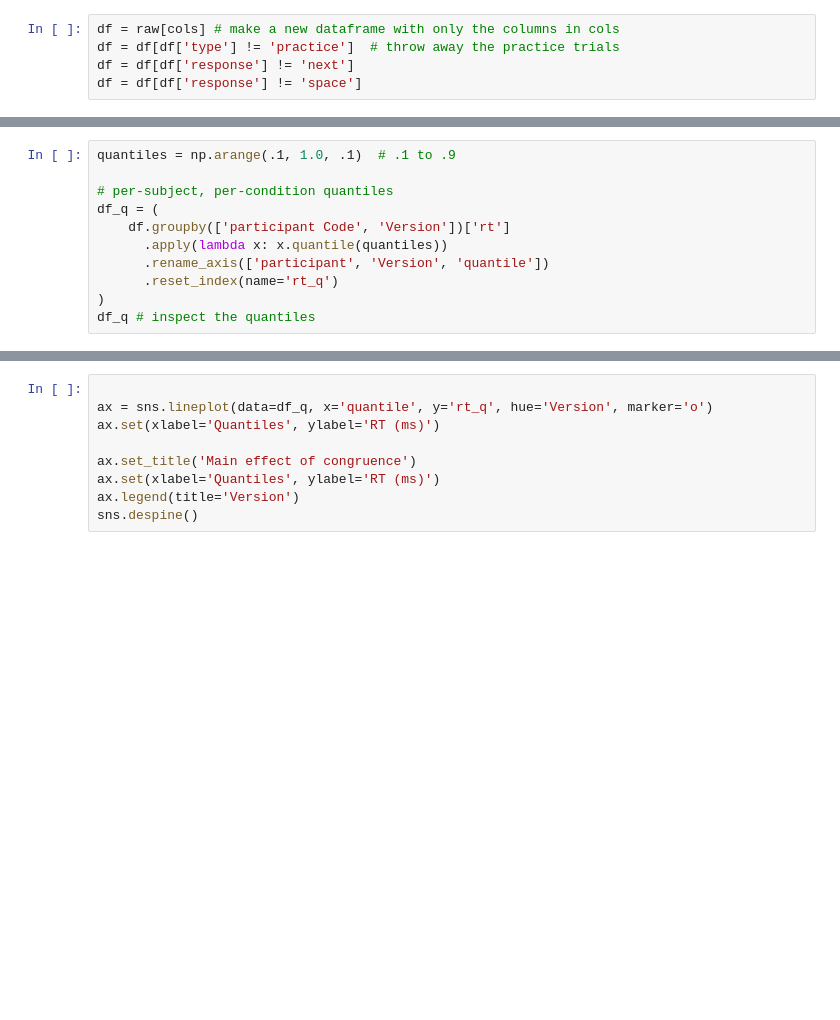
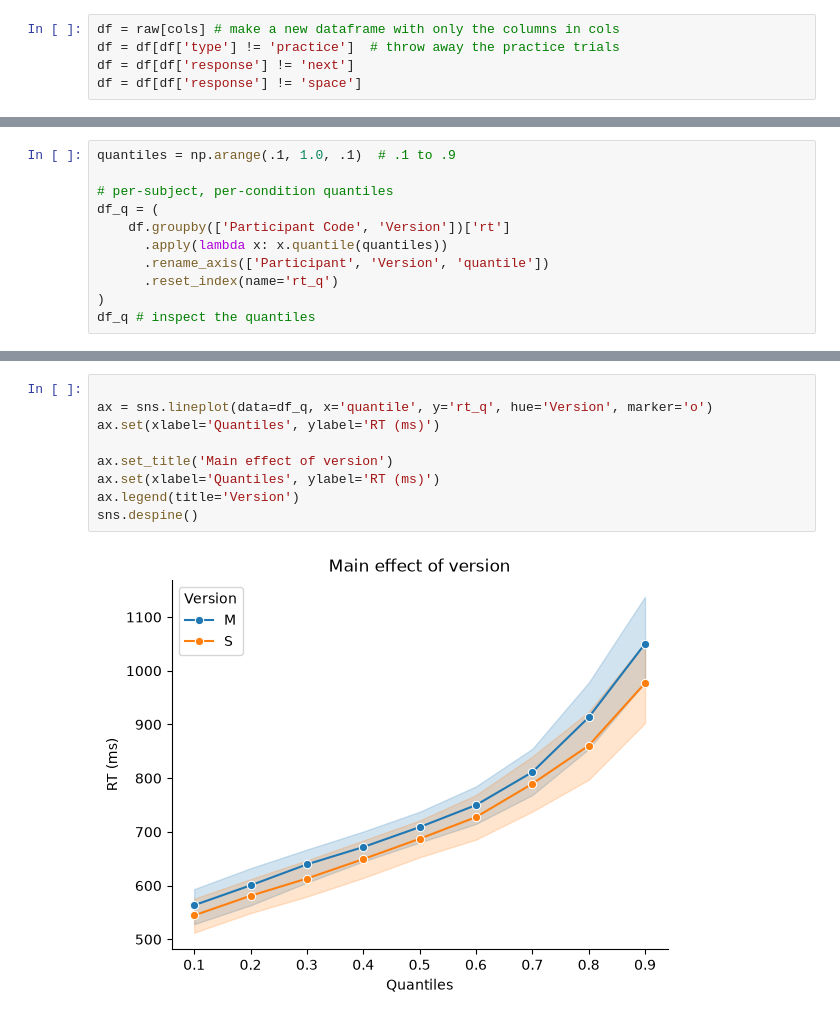
Before and after one commit to EmilieJN/Experimental-Psycholinguistics, a Jupyter notebook: data analysis/data.ipynb, the cells around one changed output, grey strips where cells are left out. Cells and saved outputs as stored; diff of their text form; blank space fills up the shorter version.

```diff
--- a/data analysis/data.ipynb
+++ b/data analysis/data.ipynb
@@ -129,9 +197,9 @@ quantiles = np.arange(.1, 1.0, .1)  # .1 to .9
 
 # per-subject, per-condition quantiles
 df_q = (
-    df.groupby(['participant Code', 'Version'])['rt']
+    df.groupby(['Participant Code', 'Version'])['rt']
       .apply(lambda x: x.quantile(quantiles))
-      .rename_axis(['participant', 'Version', 'quantile'])
+      .rename_axis(['Participant', 'Version', 'quantile'])
       .reset_index(name='rt_q')
 )
 df_q # inspect the quantiles
@@ -138,12 +220,14 @@ df_q # inspect the quantiles
 # %%
 
 ax = sns.lineplot(data=df_q, x='quantile', y='rt_q', hue='Version', marker='o')
 ax.set(xlabel='Quantiles', ylabel='RT (ms)')
 
-ax.set_title('Main effect of congruence')
+ax.set_title('Main effect of version')
 ax.set(xlabel='Quantiles', ylabel='RT (ms)')
 ax.legend(title='Version')
 sns.despine()
+# %% [output]
+[figure, added]
 # %%
 ax = sns.lineplot(data=df_q, x='quantile', y='rt_q', hue='Version', marker='o')
 ax.set(xlabel='Quantiles', ylabel='RT (ms)')
```
Also changed, not shown: parts of 14 cells of this notebook, 6 other files.
